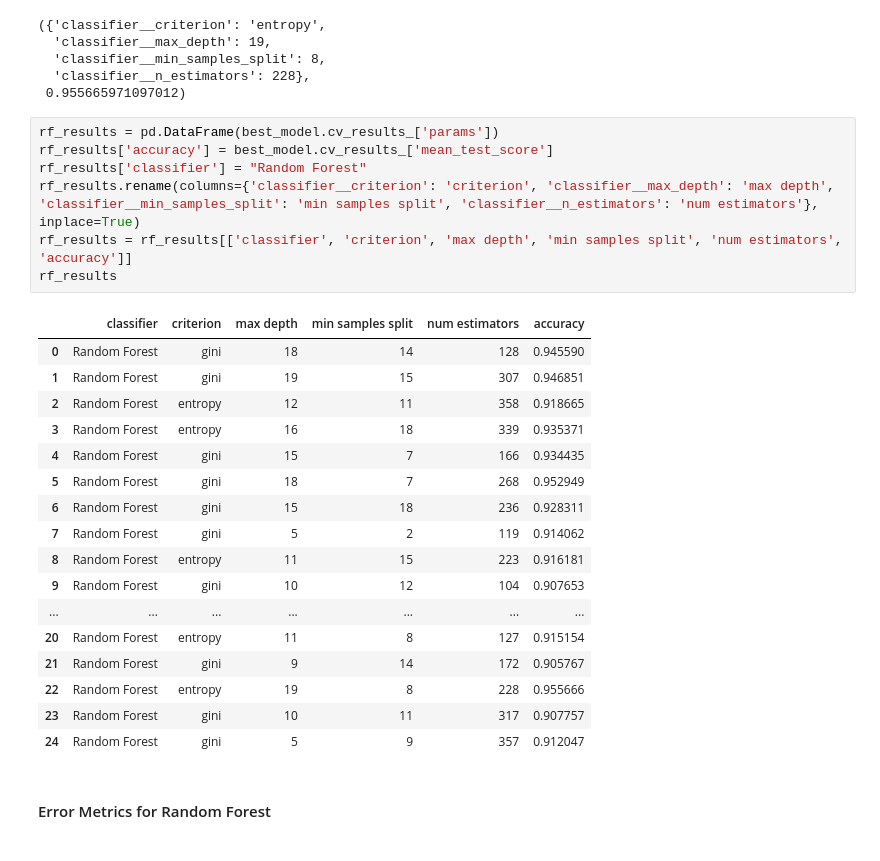
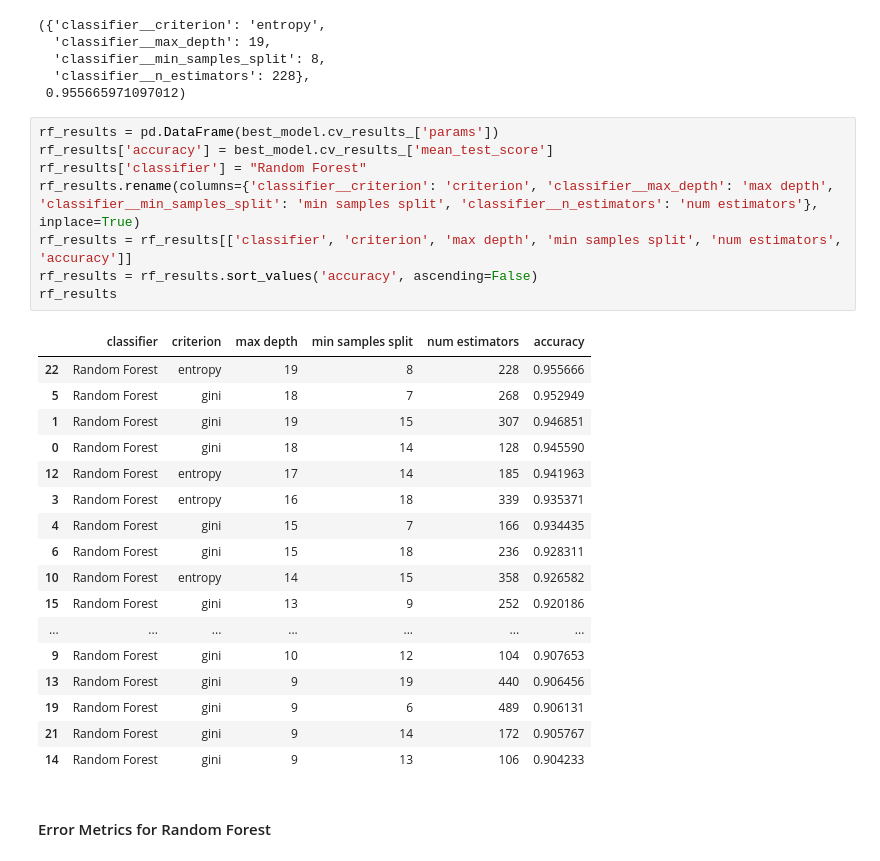
Before and after one commit to connormcmanigal/Diabetes-Supervised-Machine-Learning-Analysis-And-Prediction, a Jupyter notebook: FinalProject_Group002-SP23.ipynb, the cells around one changed output. Cells and saved outputs as stored; diff of their text form.

Commit message:
Random Forest Fixed

```diff
--- a/FinalProject_Group002-SP23.ipynb
+++ b/FinalProject_Group002-SP23.ipynb
@@ -586,28 +586,29 @@ best_model.best_params_, best_model.best_score_
 # %%
 rf_results = pd.DataFrame(best_model.cv_results_['params'])
 rf_results['accuracy'] = best_model.cv_results_['mean_test_score']
 rf_results['classifier'] = "Random Forest"
 rf_results.rename(columns={'classifier__criterion': 'criterion', 'classifier__max_depth': 'max depth', 'classifier__min_samples_split': 'min samples split', 'classifier__n_estimators': 'num estimators'}, inplace=True)
 rf_results = rf_results[['classifier', 'criterion', 'max depth', 'min samples split', 'num estimators', 'accuracy']]
+rf_results = rf_results.sort_values('accuracy', ascending=False)
 rf_results
 # %% [output]
 |  | classifier | criterion | max depth | min samples split | num estimators | accuracy |
+| 22 | Random Forest | entropy | 19 | 8 | 228 | 0.955666 |
+| 5 | Random Forest | gini | 18 | 7 | 268 | 0.952949 |
+| 1 | Random Forest | gini | 19 | 15 | 307 | 0.946851 |
 | 0 | Random Forest | gini | 18 | 14 | 128 | 0.945590 |
-| 1 | Random Forest | gini | 19 | 15 | 307 | 0.946851 |
-| 2 | Random Forest | entropy | 12 | 11 | 358 | 0.918665 |
+| 12 | Random Forest | entropy | 17 | 14 | 185 | 0.941963 |
 | 3 | Random Forest | entropy | 16 | 18 | 339 | 0.935371 |
 | 4 | Random Forest | gini | 15 | 7 | 166 | 0.934435 |
-| 5 | Random Forest | gini | 18 | 7 | 268 | 0.952949 |
 | 6 | Random Forest | gini | 15 | 18 | 236 | 0.928311 |
-| 7 | Random Forest | gini | 5 | 2 | 119 | 0.914062 |
-| 8 | Random Forest | entropy | 11 | 15 | 223 | 0.916181 |
+| 10 | Random Forest | entropy | 14 | 15 | 358 | 0.926582 |
+| 15 | Random Forest | gini | 13 | 9 | 252 | 0.920186 |
+| ... | ... | ... | ... | ... | ... | ... |
 | 9 | Random Forest | gini | 10 | 12 | 104 | 0.907653 |
-| ... | ... | ... | ... | ... | ... | ... |
-| 20 | Random Forest | entropy | 11 | 8 | 127 | 0.915154 |
+| 13 | Random Forest | gini | 9 | 19 | 440 | 0.906456 |
+| 19 | Random Forest | gini | 9 | 6 | 489 | 0.906131 |
 | 21 | Random Forest | gini | 9 | 14 | 172 | 0.905767 |
-| 22 | Random Forest | entropy | 19 | 8 | 228 | 0.955666 |
-| 23 | Random Forest | gini | 10 | 11 | 317 | 0.907757 |
-| 24 | Random Forest | gini | 5 | 9 | 357 | 0.912047 |
+| 14 | Random Forest | gini | 9 | 13 | 106 | 0.904233 |
 # %% [markdown]
 #### Error Metrics for Random Forest
 # %%
```
Also changed, not shown: parts of 2 cells of this notebook.
